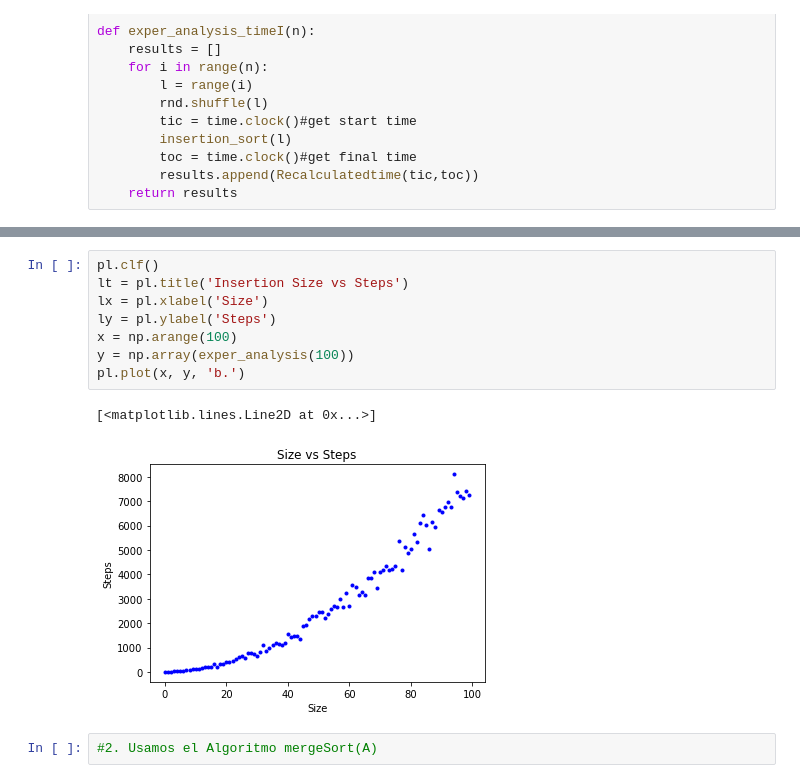
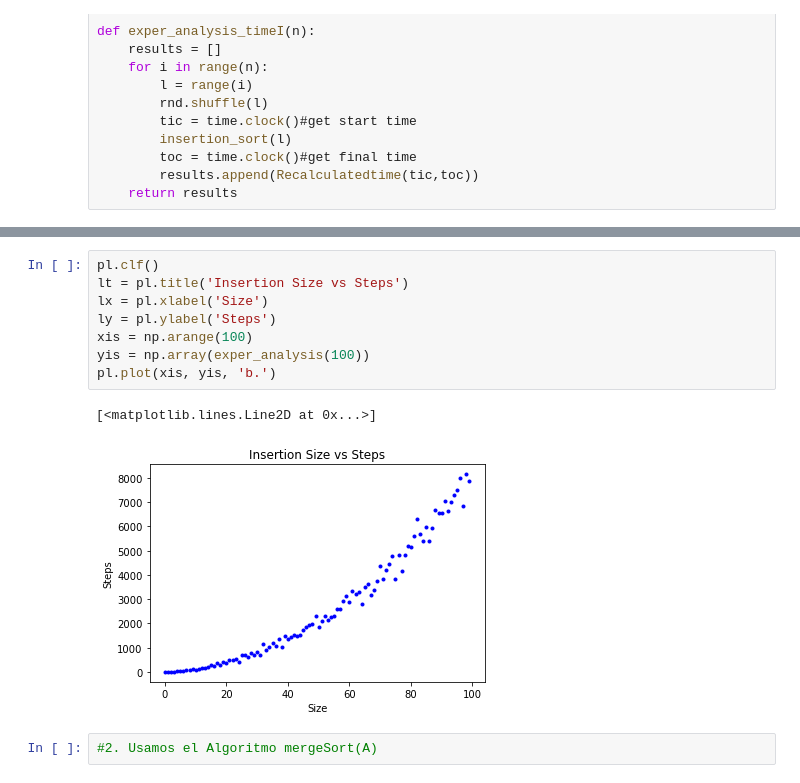
Before and after one commit to DanteCely/AnalisisAlgoritmos, a Jupyter notebook: Taller1.ipynb, the cells around one changed output, grey strips where cells are left out. Cells and saved outputs as stored; diff of their text form.

```diff
--- a/Taller1.ipynb
+++ b/Taller1.ipynb
@@ -225,14 +225,14 @@ pl.plot(x, y, 'r^')
 # %%
 pl.clf()
 lt = pl.title('Insertion Size vs Steps')
 lx = pl.xlabel('Size')
 ly = pl.ylabel('Steps')
-x = np.arange(100)
-y = np.array(exper_analysis(100))
-pl.plot(x, y, 'b.')
+xis = np.arange(100)
+yis = np.array(exper_analysis(100))
+pl.plot(xis, yis, 'b.')
 # %% [output]
 [<matplotlib.lines.Line2D at 0x...>]
-[figure, old version]
+[figure, new version]
 # %%
 #2. Usamos el Algoritmo mergeSort(A)
 # %%
```
Also changed, not shown: parts of 22 cells of this notebook.
